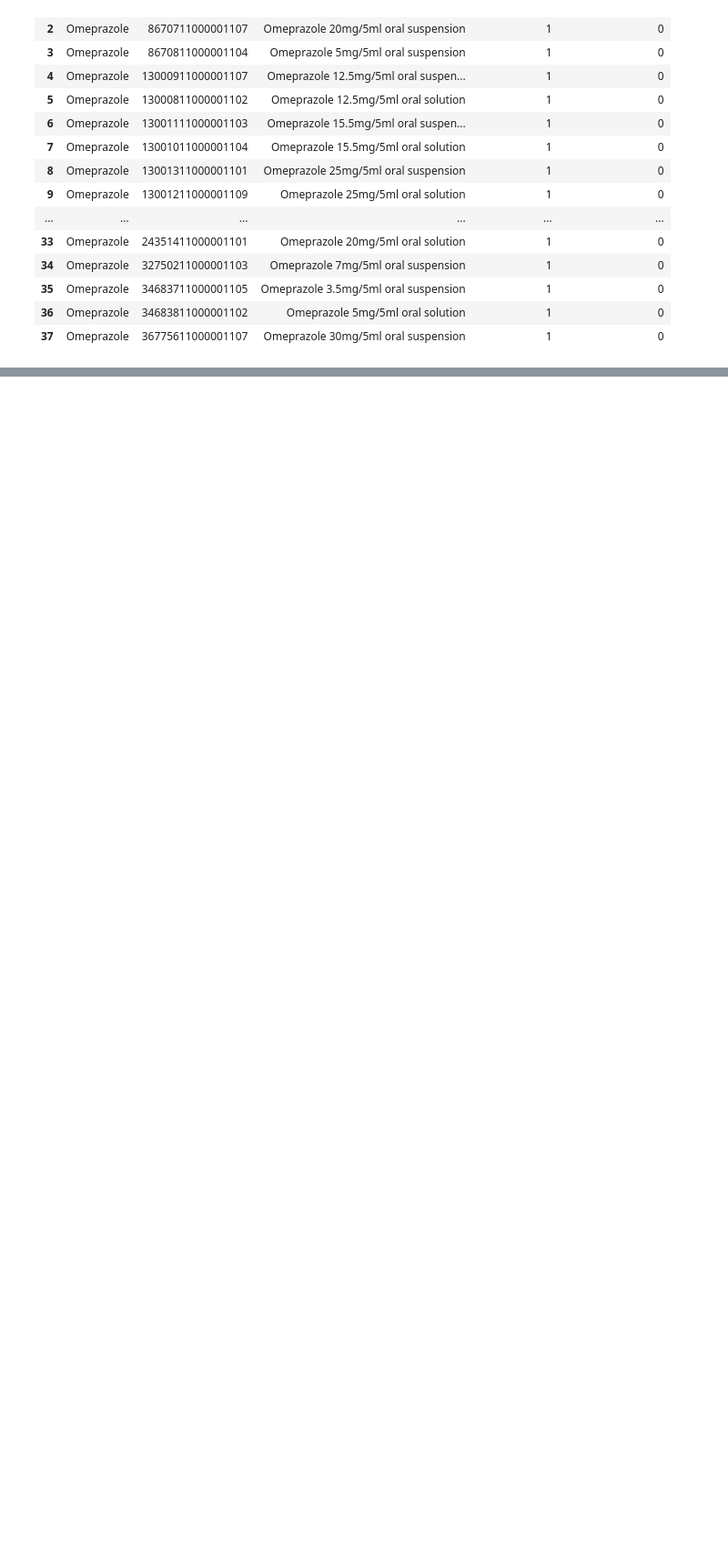
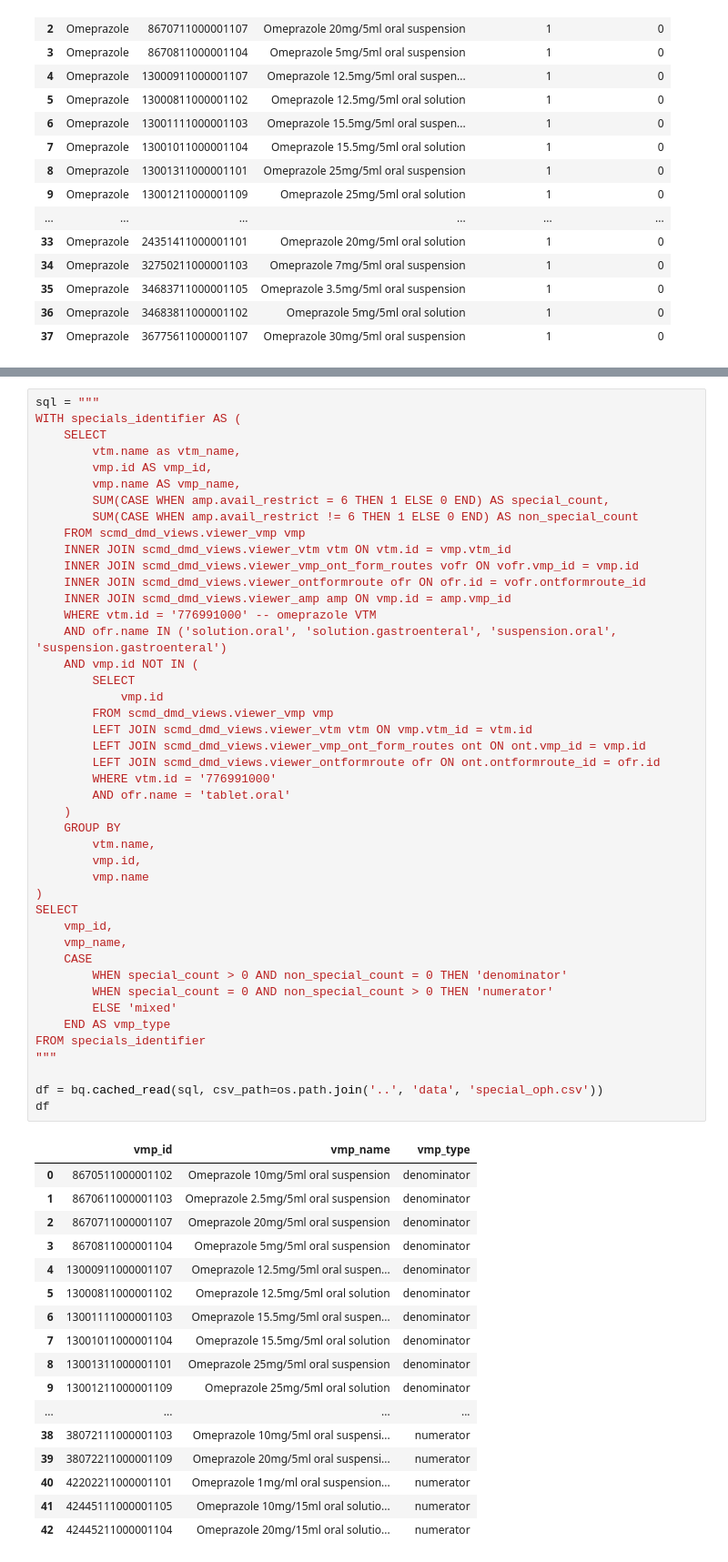
Before and after one commit to bennettoxford/omeprazole_unlicensed_liquid, a Jupyter notebook: notebooks/Omeprazole_unlicensed.ipynb, the cells around one changed output, grey strips where cells are left out. Shown at 91% size. Drawn from its saved outputs; the diff is of its cells as text; blank space fills up the shorter version.

```diff
--- a/notebooks/Omeprazole_unlicensed.ipynb
+++ b/notebooks/Omeprazole_unlicensed.ipynb
@@ -316,0 +386,62 @@ df
+# %%
+sql = """
+WITH specials_identifier AS (
+    SELECT
+        vtm.name as vtm_name,
+        vmp.id AS vmp_id,
+        vmp.name AS vmp_name,
+        SUM(CASE WHEN amp.avail_restrict = 6 THEN 1 ELSE 0 END) AS special_count,
+        SUM(CASE WHEN amp.avail_restrict != 6 THEN 1 ELSE 0 END) AS non_special_count
+    FROM scmd_dmd_views.viewer_vmp vmp
+    INNER JOIN scmd_dmd_views.viewer_vtm vtm ON vtm.id = vmp.vtm_id
+    INNER JOIN scmd_dmd_views.viewer_vmp_ont_form_routes vofr ON vofr.vmp_id = vmp.id
+    INNER JOIN scmd_dmd_views.viewer_ontformroute ofr ON ofr.id = vofr.ontformroute_id
+    INNER JOIN scmd_dmd_views.viewer_amp amp ON vmp.id = amp.vmp_id
+    WHERE vtm.id = '776991000' -- omeprazole VTM
+    AND ofr.name IN ('solution.oral', 'solution.gastroenteral', 'suspension.oral', 'suspension.gastroenteral')
+    AND vmp.id NOT IN (
+        SELECT
+            vmp.id
+        FROM scmd_dmd_views.viewer_vmp vmp
+        LEFT JOIN scmd_dmd_views.viewer_vtm vtm ON vmp.vtm_id = vtm.id
+        LEFT JOIN scmd_dmd_views.viewer_vmp_ont_form_routes ont ON ont.vmp_id = vmp.id
+        LEFT JOIN scmd_dmd_views.viewer_ontformroute ofr ON ont.ontformroute_id = ofr.id
+        WHERE vtm.id = '776991000'
+        AND ofr.name = 'tablet.oral'
+    )
+    GROUP BY
+        vtm.name,
+        vmp.id,
+        vmp.name
+)
+SELECT
+    vmp_id,
+    vmp_name,
+    CASE
+        WHEN special_count > 0 AND non_special_count = 0 THEN 'denominator'
+        WHEN special_count = 0 AND non_special_count > 0 THEN 'numerator'
+        ELSE 'mixed'
+    END AS vmp_type
+FROM specials_identifier
+"""
+
+df = bq.cached_read(sql, csv_path=os.path.join('..', 'data', 'special_oph.csv'))
+df
+# %% [output]
+|  | vmp_id | vmp_name | vmp_type |
+| 0 | 8670511000001102 | Omeprazole 10mg/5ml oral suspension | denominator |
+| 1 | 8670611000001103 | Omeprazole 2.5mg/5ml oral suspension | denominator |
+| 2 | 8670711000001107 | Omeprazole 20mg/5ml oral suspension | denominator |
+| 3 | 8670811000001104 | Omeprazole 5mg/5ml oral suspension | denominator |
+| 4 | 13000911000001107 | Omeprazole 12.5mg/5ml oral suspen... | denominator |
+| 5 | 13000811000001102 | Omeprazole 12.5mg/5ml oral solution | denominator |
+| 6 | 13001111000001103 | Omeprazole 15.5mg/5ml oral suspen... | denominator |
+| 7 | 13001011000001104 | Omeprazole 15.5mg/5ml oral solution | denominator |
+| 8 | 13001311000001101 | Omeprazole 25mg/5ml oral suspension | denominator |
+| 9 | 13001211000001109 | Omeprazole 25mg/5ml oral solution | denominator |
+| ... | ... | ... | ... |
+| 38 | 38072111000001103 | Omeprazole 10mg/5ml oral suspensi... | numerator |
+| 39 | 38072211000001109 | Omeprazole 20mg/5ml oral suspensi... | numerator |
+| 40 | 42202211000001101 | Omeprazole 1mg/ml oral suspension... | numerator |
+| 41 | 42445111000001105 | Omeprazole 10mg/15ml oral solutio... | numerator |
+| 42 | 42445211000001104 | Omeprazole 20mg/15ml oral solutio... | numerator |
```
Also changed, not shown: parts of 6 cells of this notebook.
